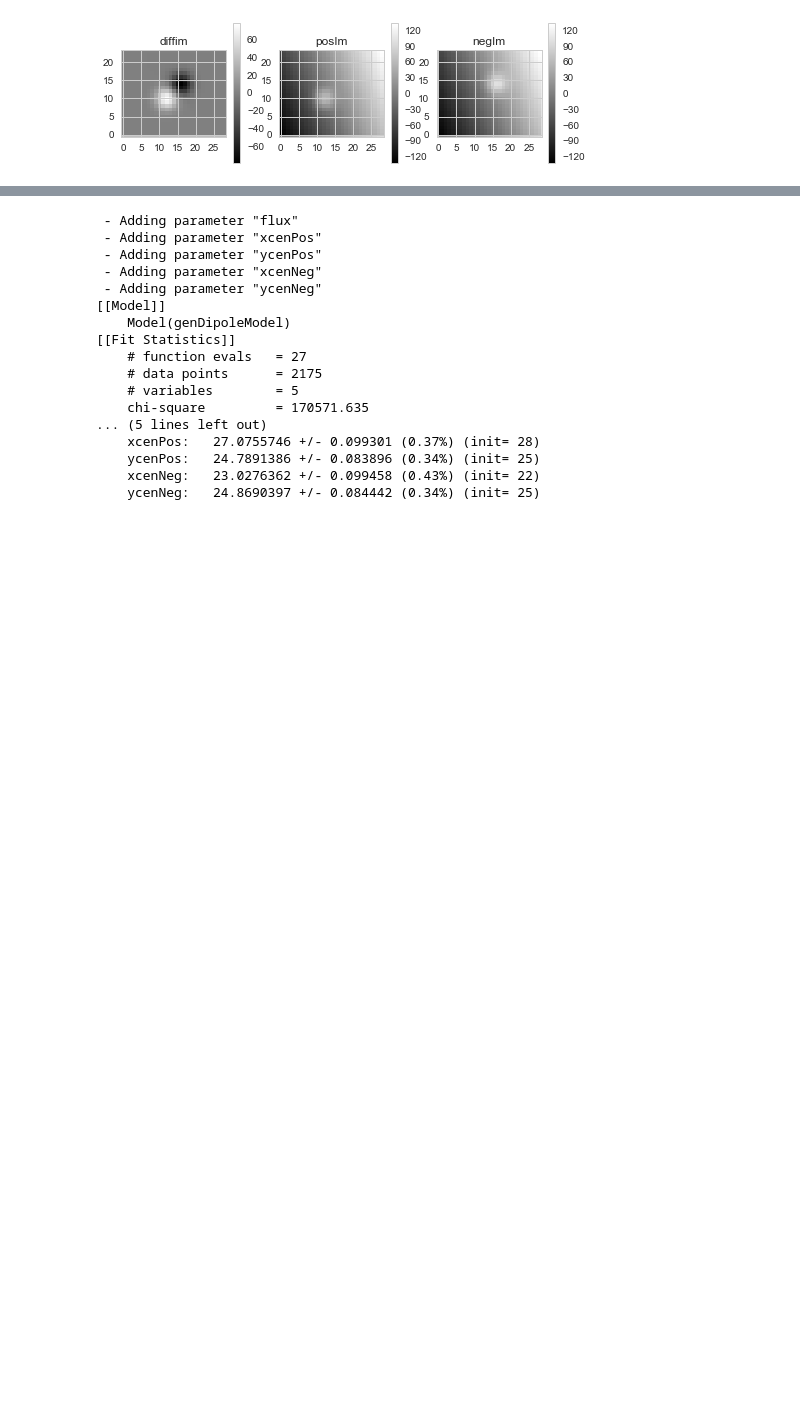
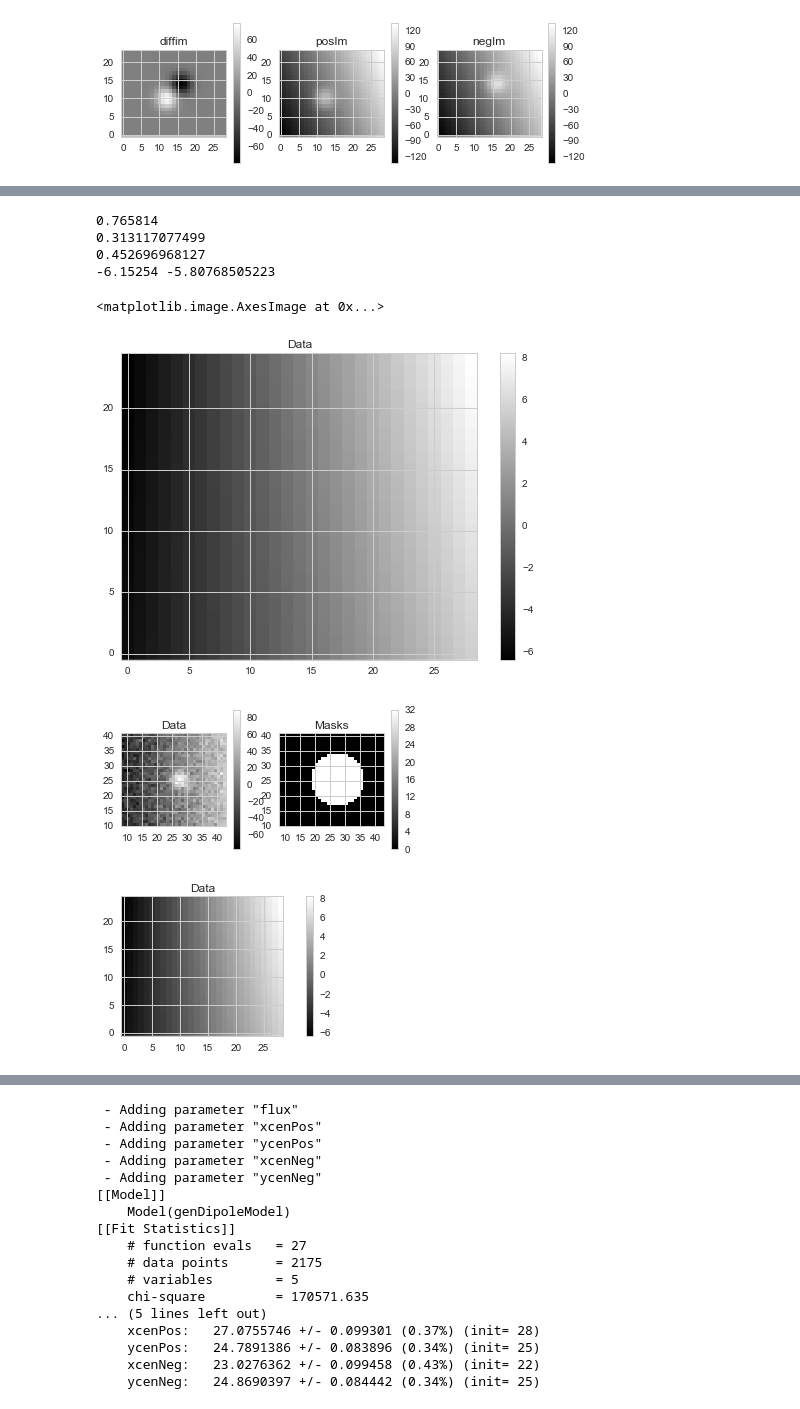
Before and after one commit to lsst/ip_diffim, a Jupyter notebook: 10a. update to 10 fit background using afw_math and Chebyshev polynomial.ipynb, the cells around one changed output, grey strips where cells are left out. Cells and saved outputs as stored; diff of their text form; code cells hidden in the pictures; blank space fills up the shorter version.

```diff
--- a/10a. update to 10 fit background using afw_math and Chebyshev polynomial.ipynb
+++ b/10a. update to 10 fit background using afw_math and Chebyshev polynomial.ipynb
@@ -186,0 +157,38 @@ dft.DipolePlotUtils.displayImage(tmp)
+# %%
+print np.mean(bim1)
+print np.mean(bim2)
+print np.mean(bim1 - bim2)
+print bim1[16,12], bim2[16,12]
+plt.subplot(1, 1, 1); dft.DipolePlotUtils.display2dArray(bim1 - bim2)
+#dft.DipolePlotUtils.display2dArray(res1.getArray() - res2.getArray())
+
+bctrl = afwMath.BackgroundControl(2, 2)  # number of bins across image
+bctrl.setInterpStyle(afwMath.Interpolate.NATURAL_SPLINE)
+
+sctrl = bctrl.getStatisticsControl()
+sctrl.setAndMask(afwImage.MaskU.getPlaneBitMask(["BAD","DETECTED","DETECTED_NEG","DETECTED_POS","DETECTED_NEGATIVE","EDGE"]))
+sctrl.setNumSigmaClip(3.0)
+sctrl.setNumIter(3)
+
+fp = s[0].getFootprint()
+bbox = fp.getBBox()
+bbox.grow(3)
+posImg = afwImage.MaskedImageF(img.posImage.getMaskedImage(), bbox, afwImage.PARENT)
+mask = posImg.getMask()
+mask.printMaskPlanes()
+
+dft.DipolePlotUtils.displayMaskedImage(posImg)
+backobj = afwMath.cast_BackgroundMI(afwMath.makeBackground(posImg, bctrl))
+bimTest = backobj.getImageF("LINEAR")  # options: ("CONSTANT", "LINEAR", "NATURAL_SPLINE", "AKIMA_SPLINE")
+bimTest = afwImage.ImageF(bimTest, s[0].getFootprint().getBBox(), afwImage.PARENT)
+dft.DipolePlotUtils.displayImage(bimTest)
+plt.subplot(1, 1, 1); dft.DipolePlotUtils.display2dArray(bimTest.getArray() - bim2)
+# %% [output]
+0.765814
+0.313117077499
+0.452696968127
+-6.15254 -5.80768505223
+<matplotlib.image.AxesImage at 0x...>
+[figure, added]
+[figure, added]
+[figure, added]
```
Also changed, not shown: parts of 7 cells of this notebook, 1 other file.
